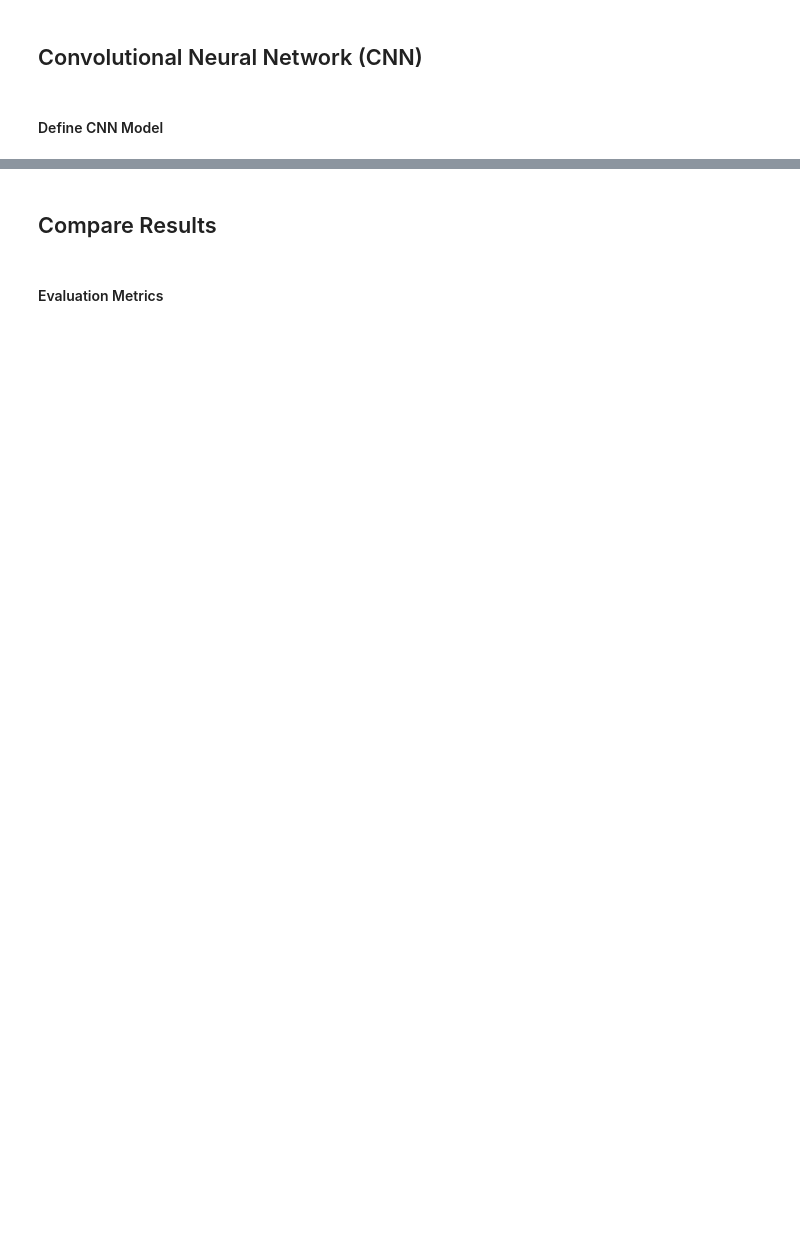
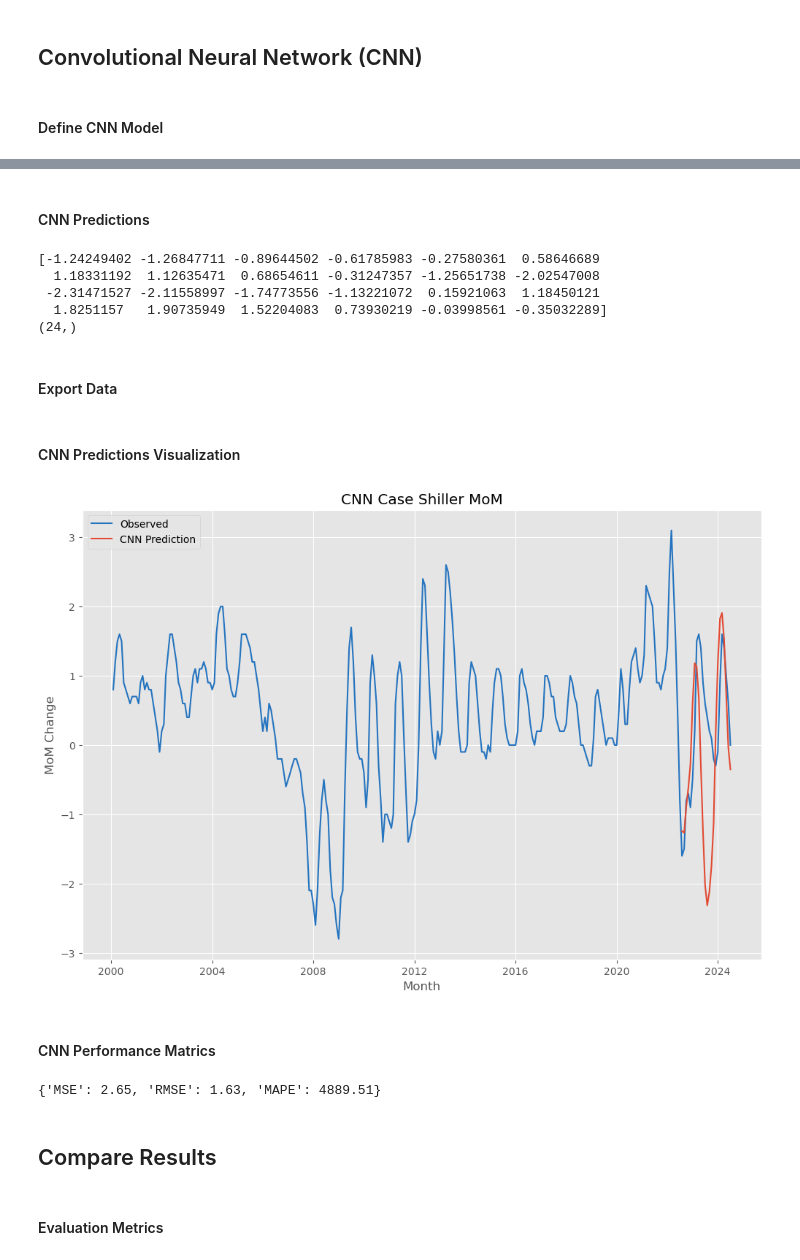
Before and after one commit to stdost/retail_store_sales_forecasting, a Jupyter notebook: notebooks/Case Shiller MoM All Models v3.ipynb, the cells around one changed output, grey strips where cells are left out. Saved outputs shown, nothing was run; the diff lists cells and outputs as text; code cells hidden in the pictures; blank space fills up the shorter version.

```diff
--- a/notebooks/Case Shiller MoM All Models v3.ipynb
+++ b/notebooks/Case Shiller MoM All Models v3.ipynb
@@ -525,0 +591,13 @@ class CNNModel(nn.Module):
+# %% [markdown]
+#### CNN Predictions
+# %%
+print(final_cnn)
+print(final_cnn.shape)
+# %% [output]
+[-1.24249402 -1.26847711 -0.89644502 -0.61785983 -0.27580361  0.58646689
+  1.18331192  1.12635471  0.68654611 -0.31247357 -1.25651738 -2.02547008
+ -2.31471527 -2.11558997 -1.74773556 -1.13221072  0.15921063  1.18450121
+  1.8251157   1.90735949  1.52204083  0.73930219 -0.03998561 -0.35032289]
+(24,)
+# %% [markdown]
+#### Export Data
@@ -526,3 +606,22 @@ class CNNModel(nn.Module):
+# %% [markdown]
+#### CNN Predictions Visualization
+# %%
+plt.plot(data.index,data,label="Observed",color='#2574BF')
+plt.plot(data[split:].index,final_cnn,label="CNN Prediction")
+plt.title('CNN Case Shiller MoM')
+plt.xlabel('Month')
+plt.ylabel('MoM Change')
+plt.legend()
+plt.show()
+# %% [output]
+[figure, added]
+# %% [markdown]
+#### CNN Performance Matrics
+# %%
+cnn = performance(data_targets,final_cnn)
+cnn
+# %% [output]
+{'MSE': 2.65, 'RMSE': 1.63, 'MAPE': 4889.51}
 # %% [markdown]
 ## Compare Results
 # %% [markdown]
```
Also changed, not shown: parts of 20 cells of this notebook.
